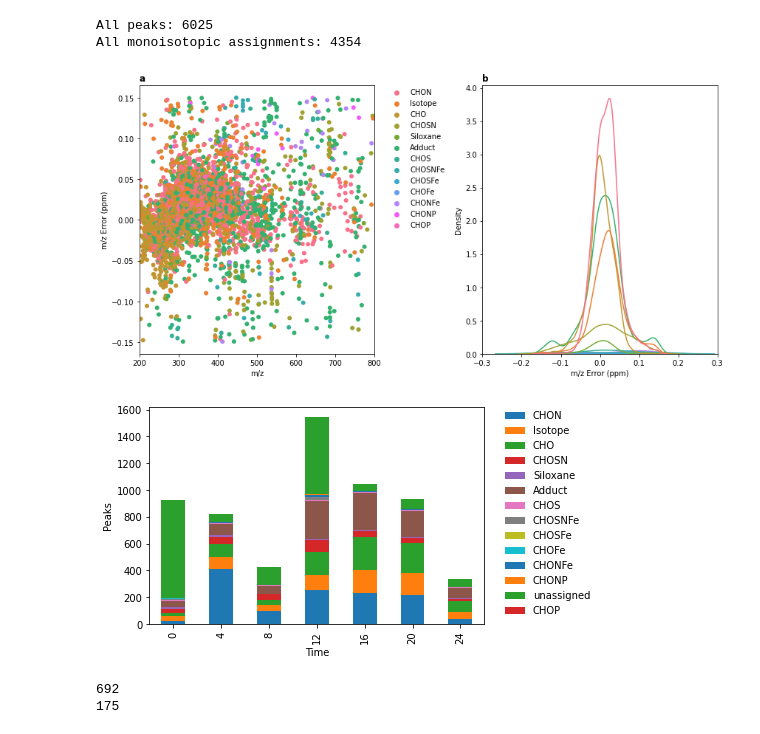
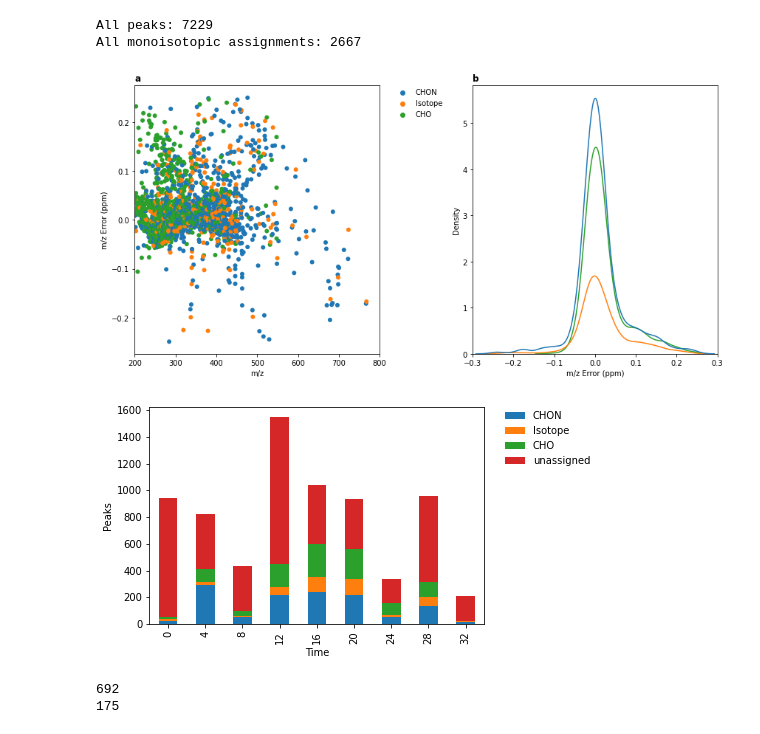
Before and after one commit to rboiteau/CoreMS, a Jupyter notebook: examples/Phycosphere analysis/CoreMS_phycosphere_formula_assignment_notebook.ipynb, the cells around one changed output. Saved outputs shown, nothing was run; the diff lists cells and outputs as text; code cells hidden in the pictures.

```diff
--- a/examples/Phycosphere analysis/CoreMS_phycosphere_formula_assignment_notebook.ipynb
+++ b/examples/Phycosphere analysis/CoreMS_phycosphere_formula_assignment_notebook.ipynb
@@ -289,17 +264,15 @@ Started database insert using 4 iterations for a total of 159540 rows
 # %%
 ### Define allresults and results matrix (just annotated results)
-allresults=pd.read_csv(file_location+'/'+'Phycosphere LCMSpooled_results_CHONPSNaKFeSi.csv')
+allresults=pd.read_csv(file_location+'/'+'Phycosphere LCMSpooled_results_siloxanes.csv')
 #allresults=allresults[allresults['File']==file]
 
-elements=['C','H','O','N','S','P','Na','K','Si','Fe']
+elements=['C','H','O','N']
 for element in elements:
     allresults[element]=allresults[element].fillna(0)
 
 allresults['Molecular class']=allresults['Molecular Formula'].str.replace('\d+', '').str.replace(' ', '')
 allresults['Molecular class'][allresults['Heteroatom Class']=='unassigned']='unassigned'
-allresults['Molecular class'][allresults['K']>0]='Adduct'
-allresults['Molecular class'][allresults['Na']>0]='Adduct'
-allresults['Molecular class'][allresults['Si']>0]='Siloxane'
+
 allresults['Molecular class'][allresults['Is Isotopologue']==1]='Isotope'
 
 #allresults['Molecular class']='unassigned'
@@ -340,37 +313,37 @@ ax1.set_xlim(200,800)
 ax1.set_title('a', fontweight='bold', loc='left')
 
 sns.kdeplot(x='m/z Error (ppm)',data=results,hue='Molecular class',ax=ax2,legend=False)
 ax2.set_xlim(-0.3,0.3)
 ax2.set_title('b', fontweight='bold', loc='left')
 
 fig.tight_layout()
 
 #fig.savefig(file_location+'Phycosphere_library_errorplot.eps',dpi=300,format='eps')
 #fig.savefig(file_location+'Phycosphere_library_errorplot.pdf',dpi=300,format='pdf')
 
 
 #### Plot library assignments over time
 
 assign_summary=[]
 for time in allresults['Time'].unique():
     current={}
     current['Time']=time
     for mol_class in allresults['Molecular class'].unique():
         current[mol_class]=len(allresults[(allresults['Molecular class']==mol_class) & (allresults['Time']==time)])
     assign_summary.append(current)
     #mzdiff=result['m/z'].sort_values(ascending=True).diff().iloc[1:]/result['m/z'].sort_values(ascending=True).iloc[1:]*1E6
 
 
 df=pd.DataFrame(assign_summary)
 df.plot.bar(x='Time',y=df.columns[1:],stacked=True,ylabel='Peaks')
 plt.legend(bbox_to_anchor=(1.05, 1), loc=2, borderaxespad=0.,frameon=False)
 
 plt.show()
 # %% [output]
-All peaks: 6025
-All monoisotopic assignments: 4354
+All peaks: 7229
+All monoisotopic assignments: 2667
-[figure, old version]
+[figure, new version]
-[figure, old version]
+[figure, new version]
 # %%
 ### Use masterresults library to annotate MZmine3 feature list
 featurelist=pd.read_csv(file_location+'/'+'AZTDI_alignedfeaturelist1_gapfilled.csv')
```
Also changed, not shown: parts of 4 cells of this notebook, 22 other files.
